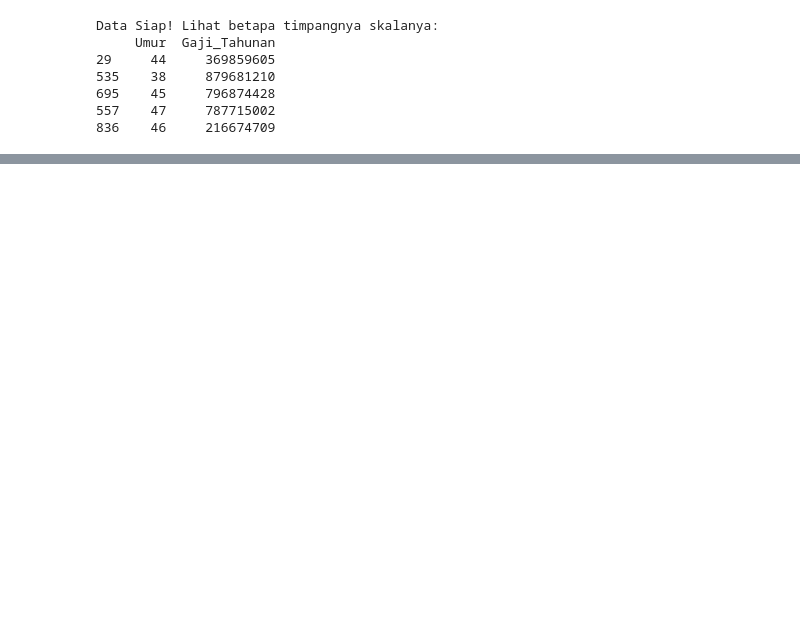
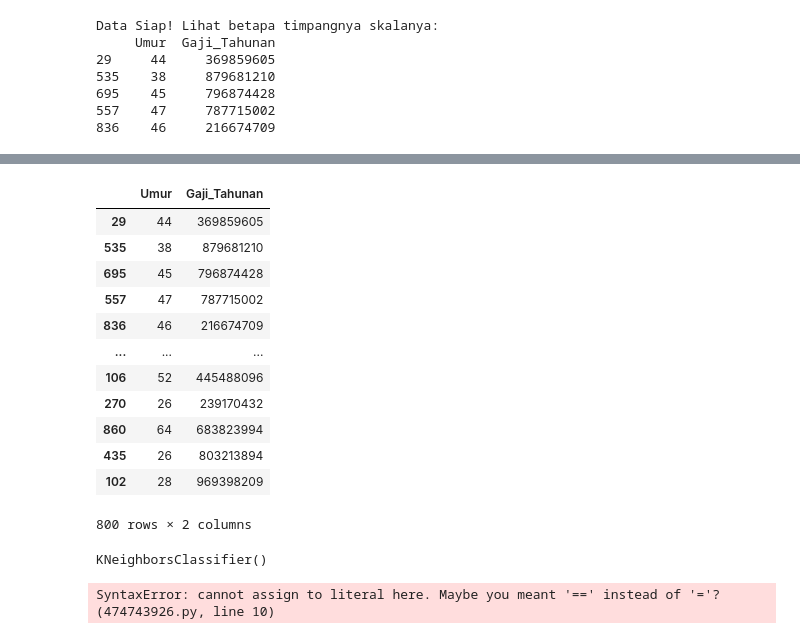
Before and after one commit to rezzz59/STUPEN, a Jupyter notebook: KELAS/ML/latihan_standarscaller.ipynb, the cells around one changed output, grey strips where cells are left out. Saved outputs shown, nothing was run; the diff lists cells and outputs as text; code cells hidden in the pictures; blank space fills up the shorter version.

Commit message:
Training data

```diff
--- a/KELAS/ML/latihan_standarscaller.ipynb
+++ b/KELAS/ML/latihan_standarscaller.ipynb
@@ -64,0 +92,16 @@ Data Siap! Lihat betapa timpangnya skalanya:
+# %%
+X_train
+# %% [output]
+|  | Umur | Gaji_Tahunan |
+| 29 | 44 | 369859605 |
+| 535 | 38 | 879681210 |
+| 695 | 45 | 796874428 |
+| 557 | 47 | 787715002 |
+| 836 | 46 | 216674709 |
+| ... | ... | ... |
+| 106 | 52 | 445488096 |
+| 270 | 26 | 239170432 |
+| 860 | 64 | 683823994 |
+| 435 | 26 | 803213894 |
+| 102 | 28 | 969398209 |
+800 rows × 2 columns
@@ -64,0 +116,23 @@ Data Siap! Lihat betapa timpangnya skalanya:
+# %%
+knn = KNeighborsClassifier().fit(X_train, y_train)
+dt = DecisionTreeClassifier().fit(X_train, y_train)
+rf = RandomForestClassifier().fit(X_train, y_train)
+svm = SVC(random_state = 42).fit(X_train, y_train)
+nv = GaussianNB().fit(X_train, y_train)
+# %% [output]
+KNeighborsClassifier()
+# %%
+def evaluate_model(model, X_test, y_test):
+    y_pred = model.predict(X_test)
+    return {
+        'Accuracy' : accuracy_score(X_test, y_pred),
+        'Precision' : precision_score(X_test, y_pred),
+        'Recall' : recall_score(X_test, y_test),
+        'F1-Score' : f1_score(X_test, y_test)
+    }
+result  = {
+    'knn' = evaluate_model(knn, X_test, y_test),
+    'Decision Tree' : evaluate_model(df, X_test, y_test)
+}
+# %% [output]
+SyntaxError: cannot assign to literal here. Maybe you meant '==' instead of '='? (474743926.py, line 10)
```
Also changed, not shown: parts of 3 cells of this notebook.
